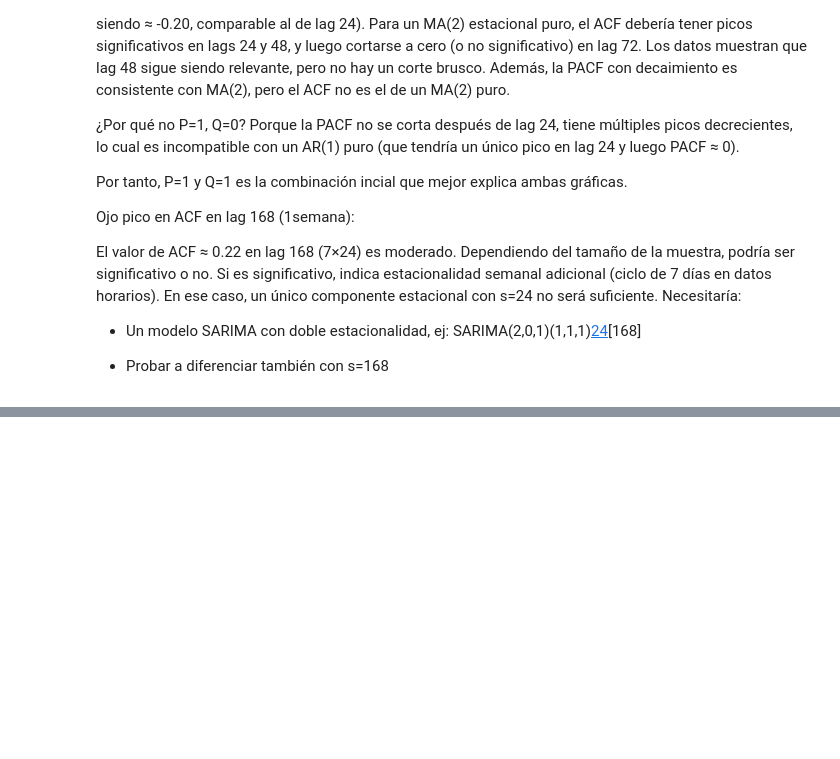
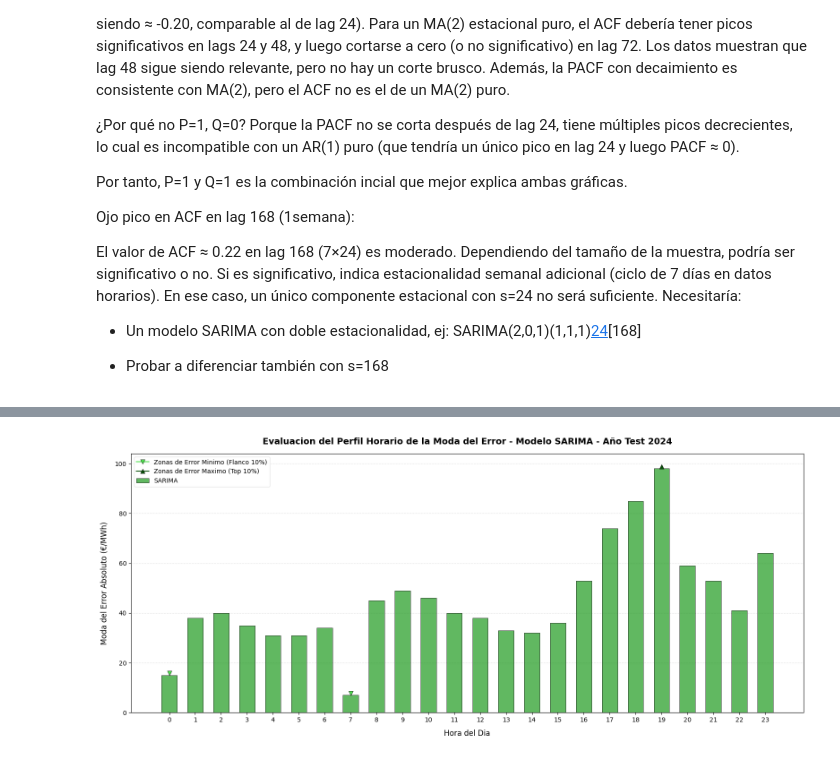
Before and after one commit to JaimeSa03/TFG_Model_Predictor, a Jupyter notebook: Experimentos/Series_Temp/SARIMA/SARIMA_predictor.ipynb, the cells around one changed output, grey strips where cells are left out. Cells and saved outputs as stored; diff of their text form; code cells hidden in the pictures; blank space fills up the shorter version.

```diff
--- a/Experimentos/Series_Temp/SARIMA/SARIMA_predictor.ipynb
+++ b/Experimentos/Series_Temp/SARIMA/SARIMA_predictor.ipynb
@@ -355,0 +503,87 @@ los residuos NO son ruido blanco (tienen estructura/autocorrelacion)
+# %%
+import numpy as np
+import matplotlib.pyplot as plt
+import pandas as pd
+
+# =======================================================================================
+# 8. ANALISIS HORARIO DEL ERROR (MODA DEL ERROR ABSOLUTO - SARIMA)
+# =======================================================================================
+
+# 1. Carga del archivo CSV de resultados
+df_resultados_csv = pd.read_csv('predicciones_sarima_2024.csv', index_col=0, parse_dates=True)
+
+# Funcion interna para calcular la moda del error absoluto redondeado a enteros
+def calcular_moda_error(df, col_pred):
+    # Calculamos el error absoluto por cada fila
+    error_absoluto = (df['Precio_Real'] - df[col_pred]).abs()
+    # Redondeamos a enteros para permitir que existan valores repetidos (Moda)
+    error_redondeado = error_absoluto.round(0)
+    # Agrupamos por hora y extraemos el valor mas frecuente (la moda)
+    return error_redondeado.groupby(df['hour']).apply(lambda x: x.mode().iloc[0] if not x.empty else 0)
+
+# Calculo dinamico de la moda del error por hora para SARIMA
+moda_sarima = calcular_moda_error(df_resultados_csv, 'Prediccion_SARIMA')
+
+fig, ax = plt.subplots(figsize=(16, 7))
+
+horas = np.arange(24)
+ancho_barra = 0.6
+
+# 2. Dibujo de las barras base
+barras_sarima = ax.bar(horas, moda_sarima, width=ancho_barra, label='SARIMA', color='#2ca02c', alpha=0.75, edgecolor='black', linewidth=0.7)
+
+# ---------------------------------------------------------------------------------------
+# IDENTIFICACION Y MARCADO DE ERRORES MAXIMOS Y MINIMOS
+# ---------------------------------------------------------------------------------------
+max_val = moda_sarima.max()
+min_val = moda_sarima.min()
+rango_total = max_val - min_val
+
+limite_alto = max_val - (0.10 * rango_total)
+limite_bajo = min_val + (0.10 * rango_total)
+
+legend_max_added = False
+legend_min_added = False
+
+for hora in horas:
+    valor_actual = moda_sarima[hora]
+    posicion_x = hora
+
+    # Caso A: Valores maximos o en el 10% superior (Flecha hacia arriba '^')
+    if valor_actual >= limite_alto:
+        label_text = 'Zonas de Error Maximo (Top 10%)' if not legend_max_added else ""
+        ax.plot(posicion_x, valor_actual + 0.8, marker='^', color='#0b520b',
+                markersize=7, markeredgecolor='black', markeredgewidth=0.5, label=label_text)
+        legend_max_added = True
+
+    # Caso B: Valores minimos o en el 10% inferior (Flecha hacia abajo 'v')
+    elif valor_actual <= limite_bajo:
+        label_text = 'Zonas de Error Minimo (Flanco 10%)' if not legend_min_added else ""
+        ax.plot(posicion_x, valor_actual + 0.8, marker='v', color='#4ee04e',
+                markersize=7, markeredgecolor='black', markeredgewidth=0.5, label=label_text)
+        legend_min_added = True
+
+# ---------------------------------------------------------------------------------------
+# DISEÑO, FORMATO Y REJILLA
+# ---------------------------------------------------------------------------------------
+ax.set_title('Evaluacion del Perfil Horario de la Moda del Error - Modelo SARIMA - Año Test 2024', fontsize=14, fontweight='bold', pad=15)
+ax.set_xlabel('Hora del Dia', fontsize=12, labelpad=10)
+ax.set_ylabel('Moda del Error Absoluto (€/MWh)', fontsize=12, labelpad=10)
+ax.set_xticks(horas)
+
+ax.set_axisbelow(True)
+ax.grid(axis='y', linestyle=':', alpha=0.6)
+
+# Leyenda unificada a la izquierda
+ax.legend(loc='upper left', fontsize=10, frameon=True, facecolor='white', edgecolor='#e0e0e0')
+
+# Limites del eje Y holgados para que no se solape con la leyenda
+ax.set_ylim(0, moda_sarima.max() + 6)
+
+plt.tight_layout()
+
+# Guardado automatico
+plt.savefig('grafico_moda_error_horario_sarima_2024.png', dpi=300)
+plt.show()
+# %% [output]
+[figure, added]
```
Also changed, not shown: parts of 17 cells of this notebook, 41 other files.
